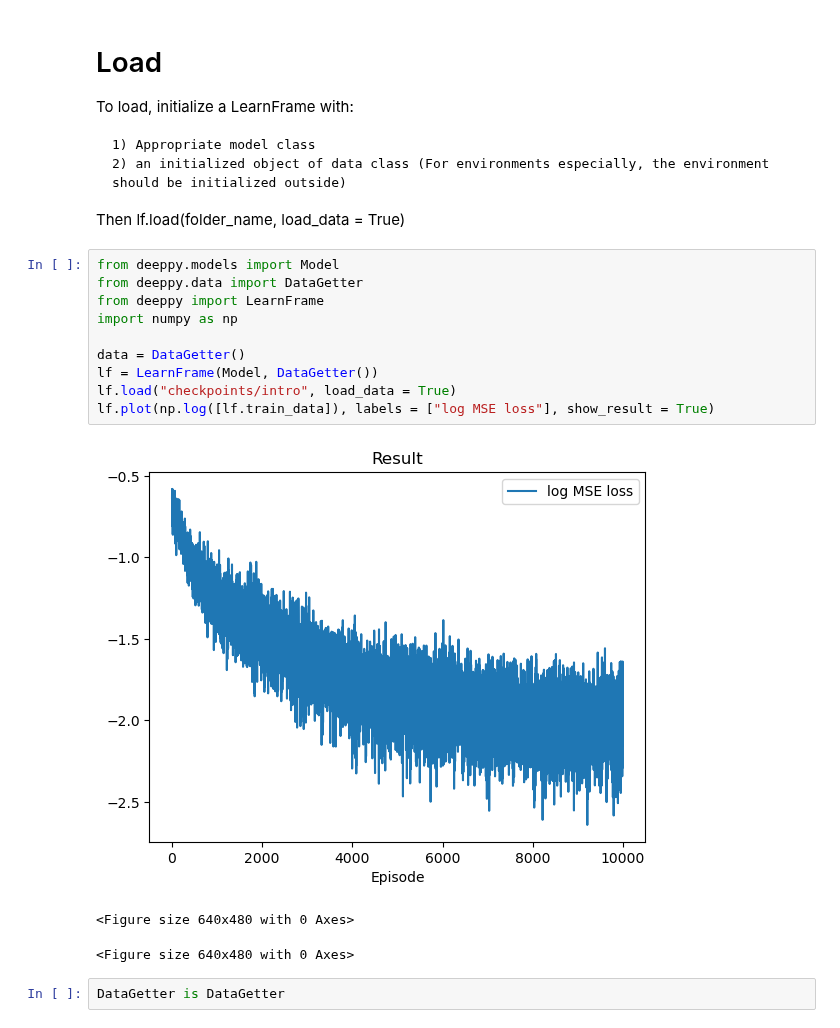
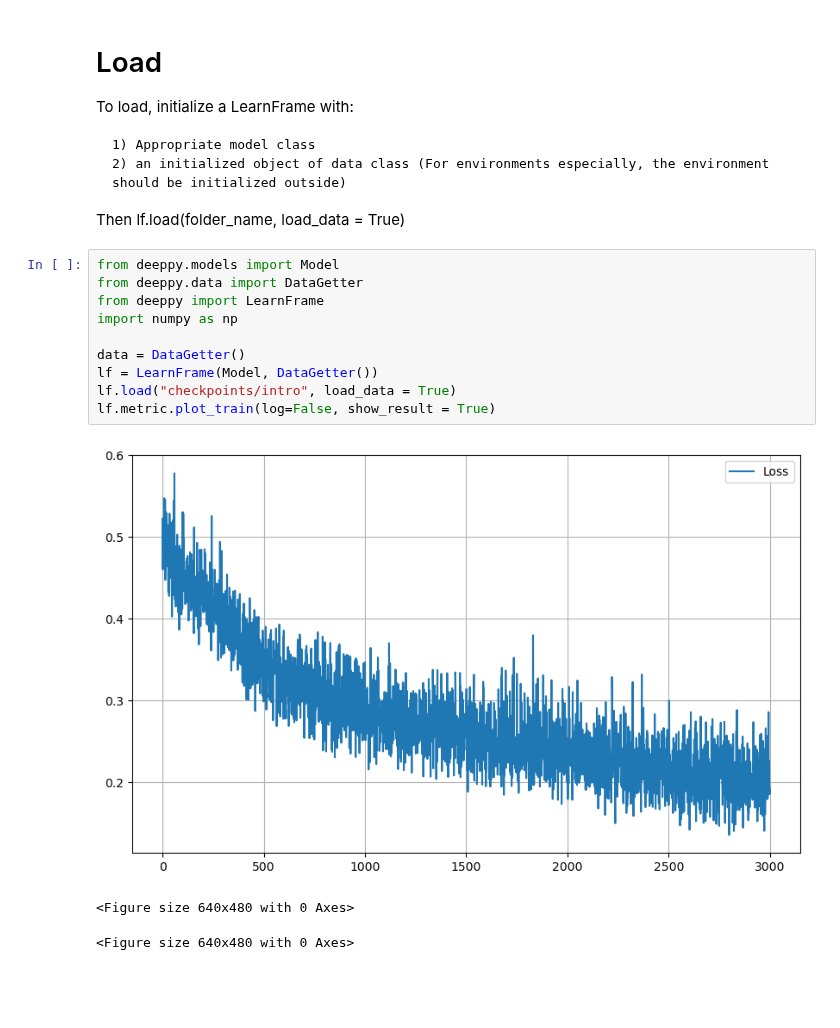
Before and after one commit to bcozmen/deeppy, a Jupyter notebook: tutorials/introduction.ipynb, the cells around one changed output. Saved outputs shown, nothing was run; the diff lists cells and outputs as text; blank space fills up the shorter version.

Commit message:
Plotting update

```diff
--- a/tutorials/introduction.ipynb
+++ b/tutorials/introduction.ipynb
@@ -355,16 +355,14 @@ Then lf.load(folder_name, load_data = True)
 # %%
 from deeppy.models import Model
 from deeppy.data import DataGetter
 from deeppy import LearnFrame
 import numpy as np
 
 data = DataGetter()
 lf = LearnFrame(Model, DataGetter())
 lf.load("checkpoints/intro", load_data = True)
-lf.plot(np.log([lf.train_data]), labels = ["log MSE loss"], show_result = True)
+lf.metric.plot_train(log=False, show_result = True)
 # %% [output]
-[figure, old version]
+[figure, new version]
 <Figure size 640x480 with 0 Axes>
 <Figure size 640x480 with 0 Axes>
-# %%
-DataGetter is DataGetter
```
Also changed, not shown: parts of 2 cells of this notebook, 14 other files.
